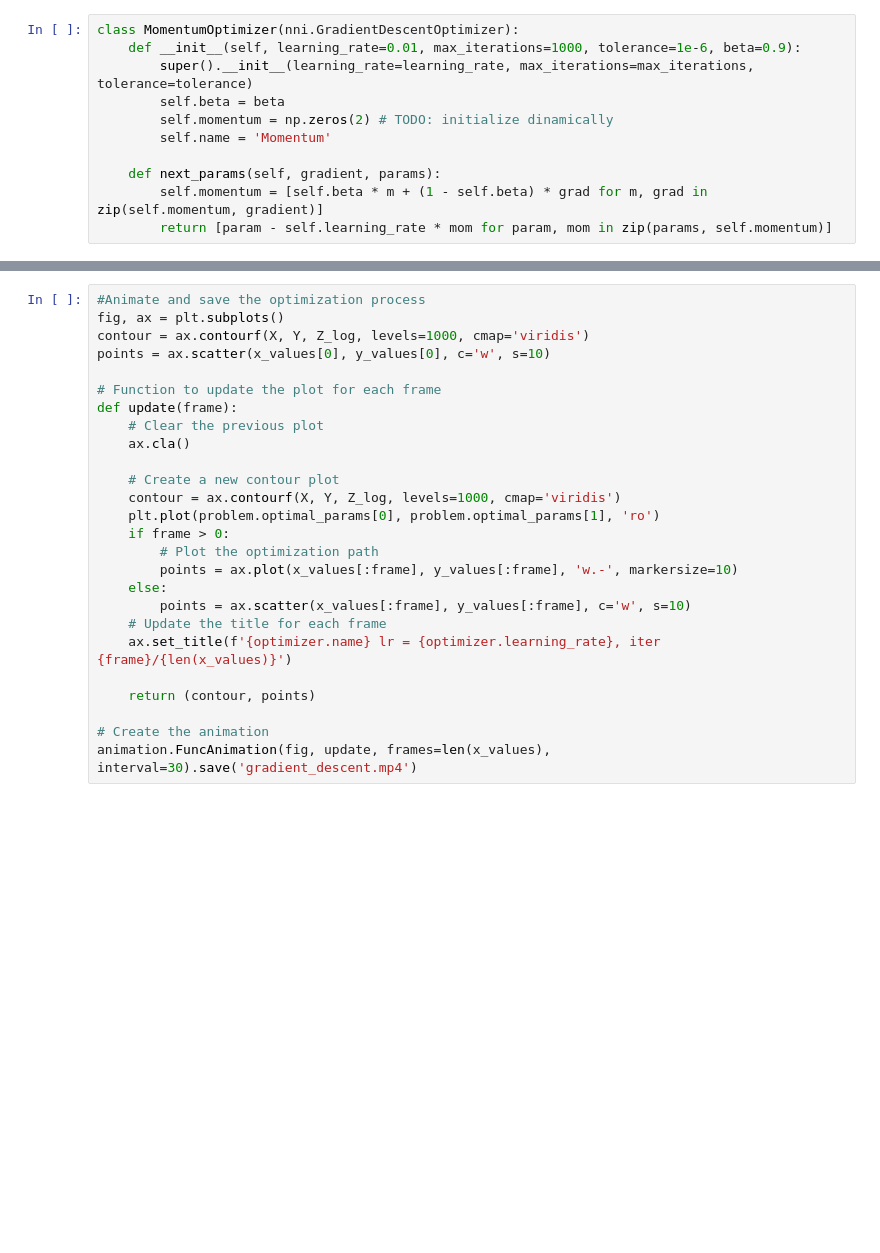
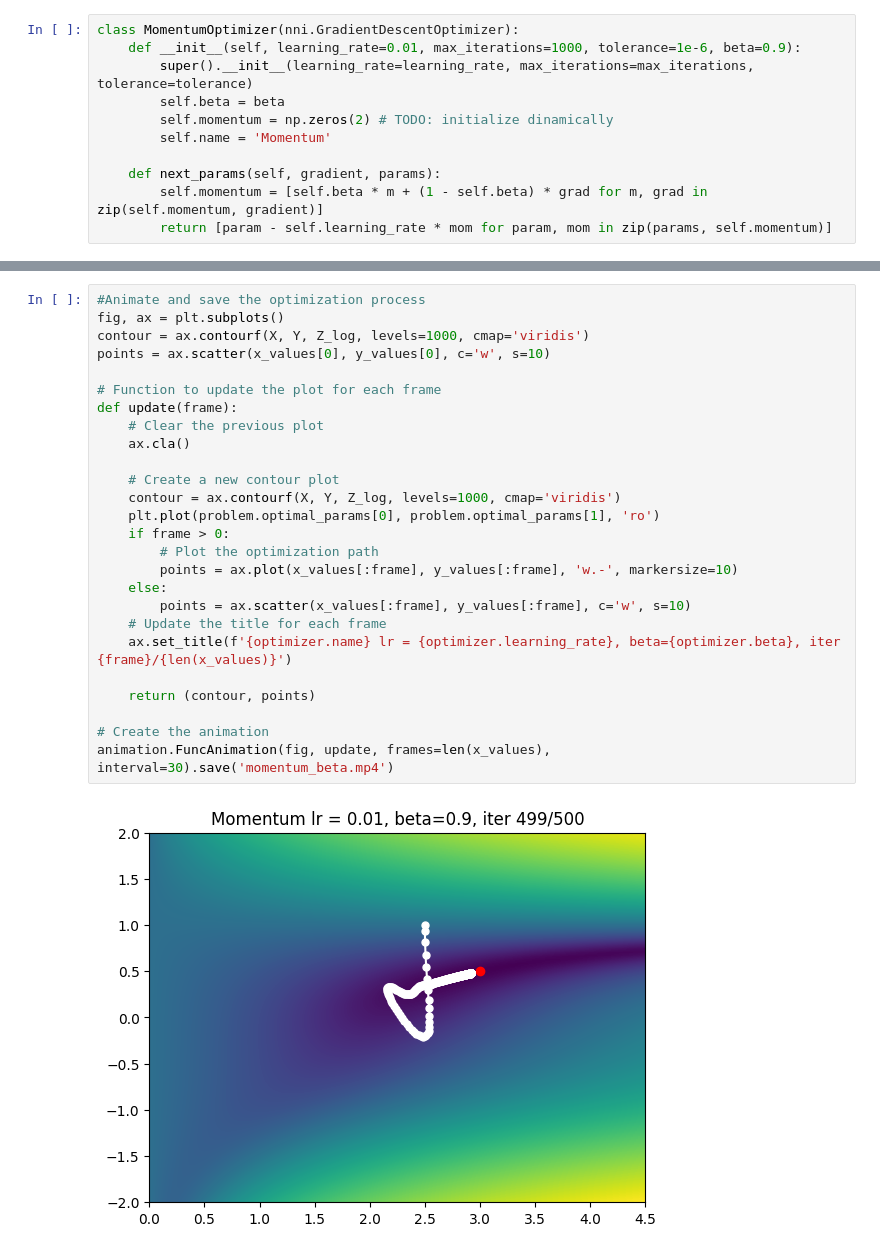
Before and after one commit to irvingvasquez/cv2course_intro_nn, a Jupyter notebook: 22_opt_momentum.ipynb, the cells around one changed output, grey strips where cells are left out. Saved outputs shown, nothing was run; the diff lists cells and outputs as text; blank space fills up the shorter version.

```diff
--- a/22_opt_momentum.ipynb
+++ b/22_opt_momentum.ipynb
@@ -106,26 +115,28 @@ plt.show()
 # %%
 #Animate and save the optimization process
 fig, ax = plt.subplots()
 contour = ax.contourf(X, Y, Z_log, levels=1000, cmap='viridis')
 points = ax.scatter(x_values[0], y_values[0], c='w', s=10)
 
 # Function to update the plot for each frame
 def update(frame):
     # Clear the previous plot
     ax.cla()
 
     # Create a new contour plot
     contour = ax.contourf(X, Y, Z_log, levels=1000, cmap='viridis')
     plt.plot(problem.optimal_params[0], problem.optimal_params[1], 'ro')
     if frame > 0:
         # Plot the optimization path
         points = ax.plot(x_values[:frame], y_values[:frame], 'w.-', markersize=10)
     else:
         points = ax.scatter(x_values[:frame], y_values[:frame], c='w', s=10)
     # Update the title for each frame
-    ax.set_title(f'{optimizer.name} lr = {optimizer.learning_rate}, iter {frame}/{len(x_values)}')
+    ax.set_title(f'{optimizer.name} lr = {optimizer.learning_rate}, beta={optimizer.beta}, iter {frame}/{len(x_values)}')
 
     return (contour, points)
 
 # Create the animation
-animation.FuncAnimation(fig, update, frames=len(x_values), interval=30).save('gradient_descent.mp4')
+animation.FuncAnimation(fig, update, frames=len(x_values), interval=30).save('momentum_beta.mp4')
+# %% [output]
+[figure, added]
```
Also changed, not shown: parts of 6 cells of this notebook, 4 other files.
